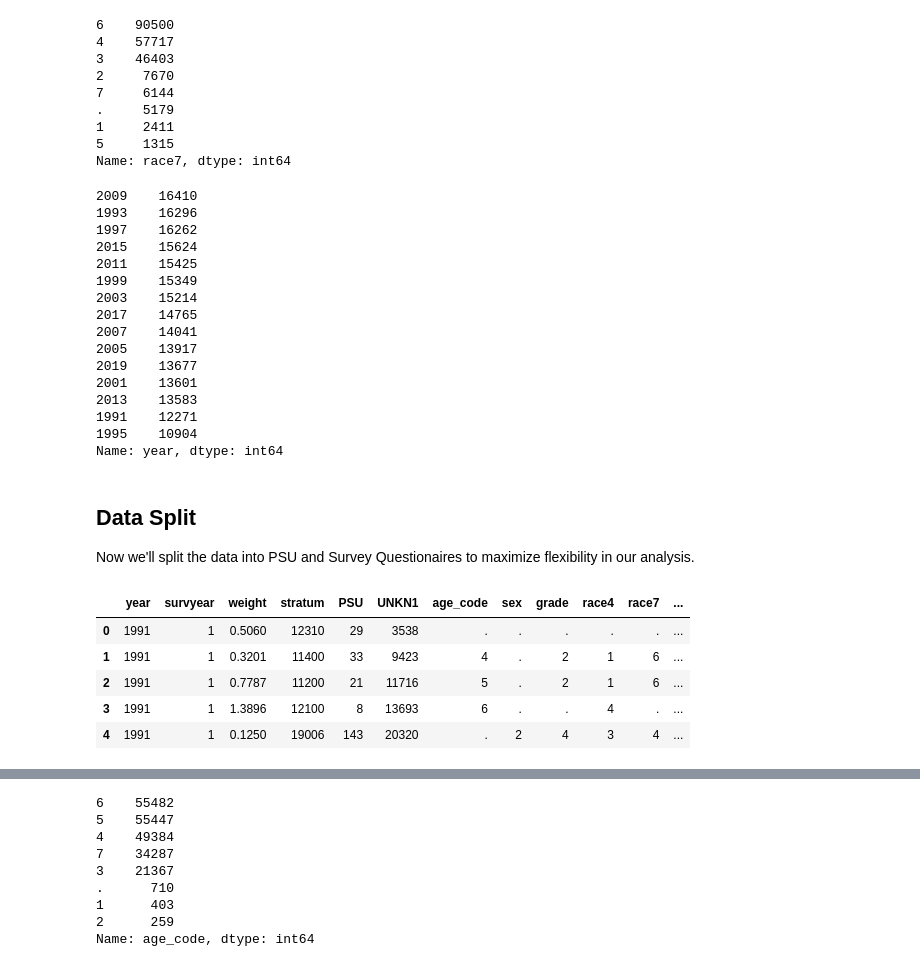
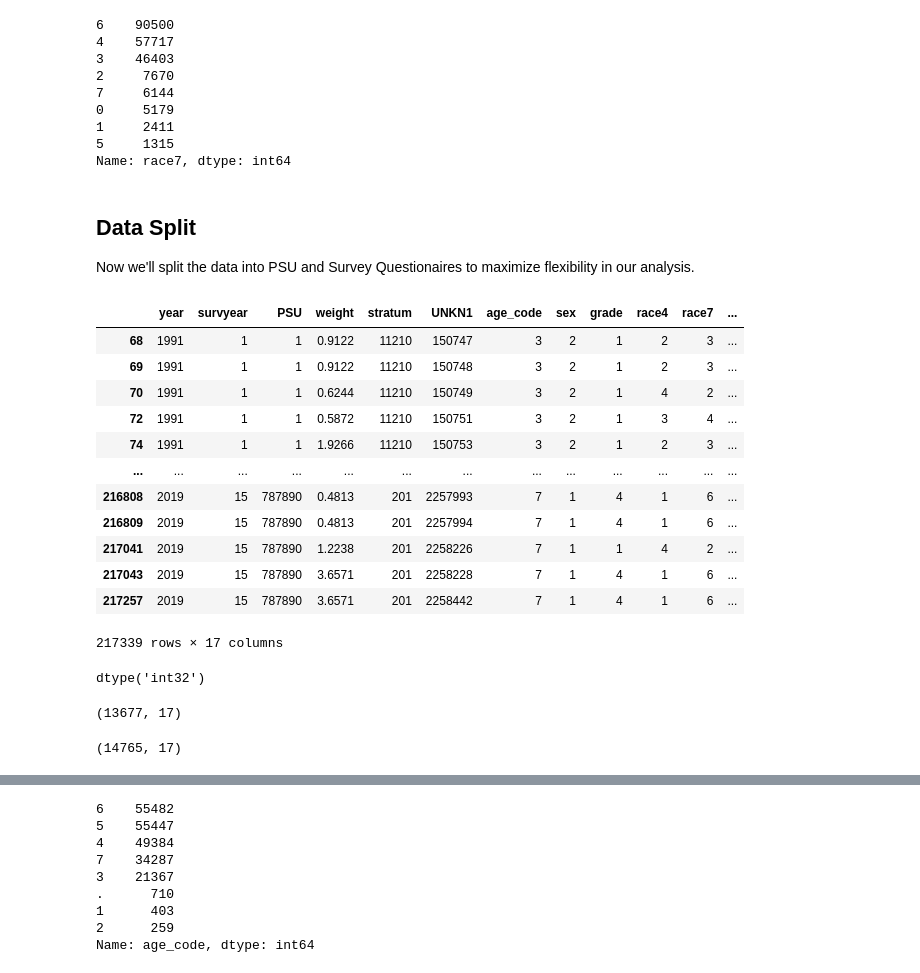
Before and after one commit to harry-oestreicher/cdc_data_engineering, a Jupyter notebook: CDC_Sandbox.ipynb, the cells around one changed output, grey strips where cells are left out. Saved outputs shown, nothing was run; the diff lists cells and outputs as text; code cells hidden in the pictures.

```diff
--- a/CDC_Sandbox.ipynb
+++ b/CDC_Sandbox.ipynb
@@ -35,0 +42,10 @@ display(df.tail(2))# display(df[range(0, 20)].tail(20))
+# %%
+cols = df.columns
+for col in cols:
+    if df[col].dtype == "object":
+        df[col] = df[col].str.replace(".", "0")
+        # df[col] = df[col].astype("float")
+    else:
+        pass
+
+df.info
@@ -35,0 +67,6 @@ display(df.tail(2))# display(df[range(0, 20)].tail(20))
+# %%
+# df = df.dropna()
+df[6] = df[6].astype(int)
+df.sort_values(by=[6])
+display(df.head(2))# display(df[range(0, 20)].head(20))
+display(df.tail(2))# display(df[range(0, 20)].tail(20))
@@ -54,6 +98,7 @@ renamed_df = df.rename(columns={
     21: "qnobese",
     22: "qnowt"
 })
-renamed_df.head()
+renamed_df = renamed_df.sort_values(by=["year", "PSU"])
+renamed_df
 # %% [output]
 |  | year | survyear | weight | stratum | PSU | UNKN1 | age_code | sex | grade | race4 | race7 | ... |
@@ -71,29 +143,10 @@ renamed_df["race7"].value_counts()
 3    46403
 2     7670
 7     6144
-.     5179
+0     5179
 1     2411
 5     1315
 Name: race7, dtype: int64
-# %%
-renamed_df["year"].value_counts()
-# %% [output]
-2009    16410
-1993    16296
-1997    16262
-2015    15624
-2011    15425
-1999    15349
-2003    15214
-2017    14765
-2007    14041
-2005    13917
-2019    13677
-2001    13601
-2013    13583
-1991    12271
-1995    10904
-Name: year, dtype: int64
 # %%
 # Save to local SQL db
 # renamed_db = engine # etc
@@ -101,12 +154,33 @@ Name: year, dtype: int64
 ## Data Split
 Now we'll split the data into PSU and Survey Questionaires to maximize flexibility in our analysis.
 # %%
-psu_df = renamed_df[["year", "survyear", "weight", "stratum", "PSU", "UNKN1", "age_code", "sex", "grade", "race4", "race7", "stheight", "stweight", "bmi", "bmipct", "qnobese", "qnowt"]].copy()
-psu_df.head()
+psu_df = renamed_df[["year", "survyear", "PSU", "weight", "stratum",  "UNKN1", "age_code", "sex", "grade", "race4", "race7", "stheight", "stweight", "bmi", "bmipct", "qnobese", "qnowt"]].copy()
+psu_df
 # %% [output]
-|  | year | survyear | weight | stratum | PSU | UNKN1 | age_code | sex | grade | race4 | race7 | ... |
-| 0 | 1991 | 1 | 0.5060 | 12310 | 29 | 3538 | . | . | . | . | . | ... |
-| 1 | 1991 | 1 | 0.3201 | 11400 | 33 | 9423 | 4 | . | 2 | 1 | 6 | ... |
-| 2 | 1991 | 1 | 0.7787 | 11200 | 21 | 11716 | 5 | . | 2 | 1 | 6 | ... |
-| 3 | 1991 | 1 | 1.3896 | 12100 | 8 | 13693 | 6 | . | . | 4 | . | ... |
-| 4 | 1991 | 1 | 0.1250 | 19006 | 143 | 20320 | . | 2 | 4 | 3 | 4 | ... |
+|  | year | survyear | PSU | weight | stratum | UNKN1 | age_code | sex | grade | race4 | race7 | ... |
+| 68 | 1991 | 1 | 1 | 0.9122 | 11210 | 150747 | 3 | 2 | 1 | 2 | 3 | ... |
+| 69 | 1991 | 1 | 1 | 0.9122 | 11210 | 150748 | 3 | 2 | 1 | 2 | 3 | ... |
+| 70 | 1991 | 1 | 1 | 0.6244 | 11210 | 150749 | 3 | 2 | 1 | 4 | 2 | ... |
+| 72 | 1991 | 1 | 1 | 0.5872 | 11210 | 150751 | 3 | 2 | 1 | 3 | 4 | ... |
+| 74 | 1991 | 1 | 1 | 1.9266 | 11210 | 150753 | 3 | 2 | 1 | 2 | 3 | ... |
+| ... | ... | ... | ... | ... | ... | ... | ... | ... | ... | ... | ... | ... |
+| 216808 | 2019 | 15 | 787890 | 0.4813 | 201 | 2257993 | 7 | 1 | 4 | 1 | 6 | ... |
+| 216809 | 2019 | 15 | 787890 | 0.4813 | 201 | 2257994 | 7 | 1 | 4 | 1 | 6 | ... |
+| 217041 | 2019 | 15 | 787890 | 1.2238 | 201 | 2258226 | 7 | 1 | 1 | 4 | 2 | ... |
+| 217043 | 2019 | 15 | 787890 | 3.6571 | 201 | 2258228 | 7 | 1 | 4 | 1 | 6 | ... |
+| 217257 | 2019 | 15 | 787890 | 3.6571 | 201 | 2258442 | 7 | 1 | 4 | 1 | 6 | ... |
+217339 rows × 17 columns
+# %%
+psu_df["year"].dtypes
+# %% [output]
+dtype('int32')
+# %%
+my_2019_df = psu_df.loc[psu_df["year"] == 2019]
+my_2019_df.shape
+# %% [output]
+(13677, 17)
+# %%
+my_2017_df = psu_df.loc[psu_df["year"] == 2017]
+my_2017_df.shape
+# %% [output]
+(14765, 17)
```
Also changed, not shown: parts of 18 cells of this notebook.
